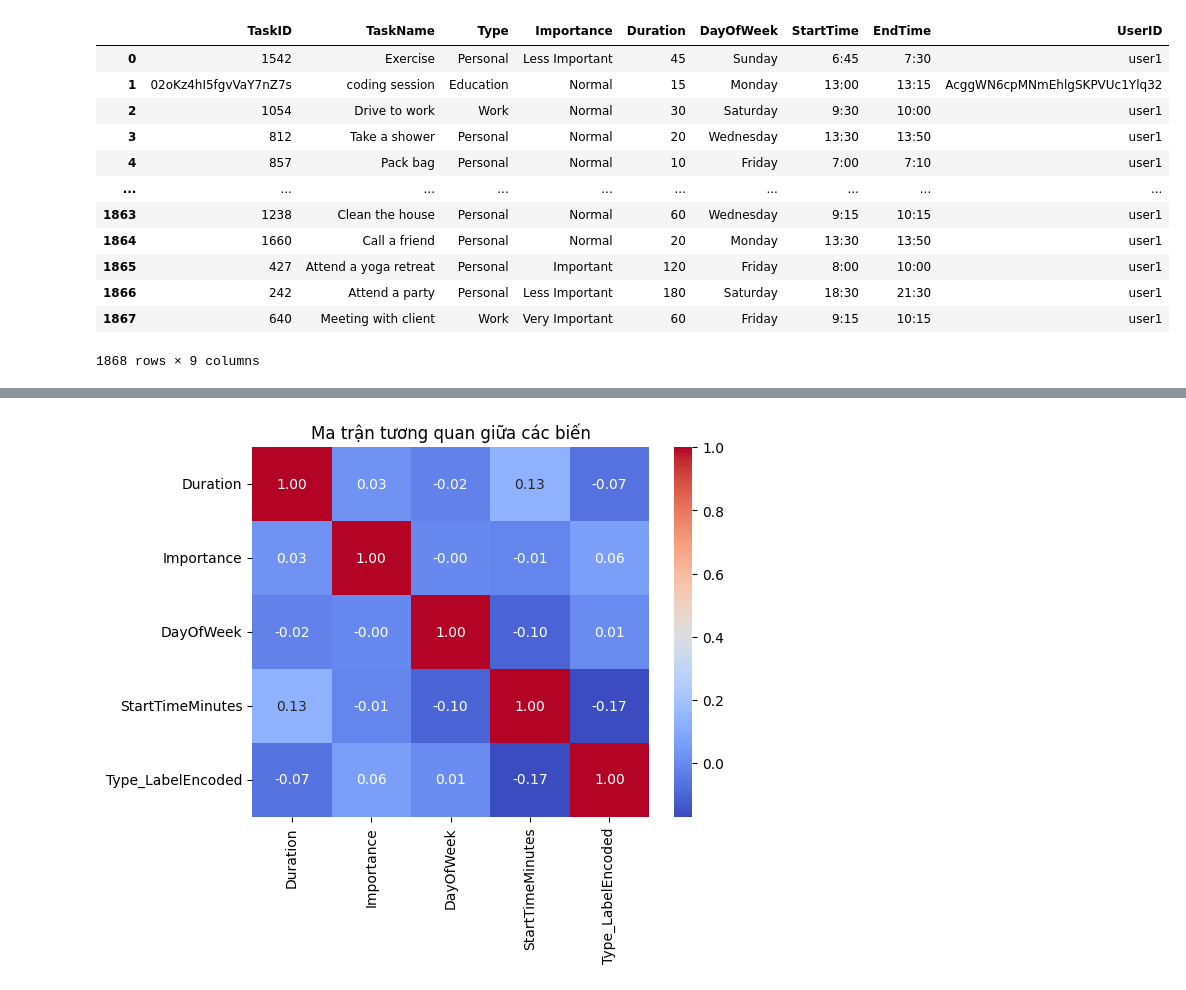
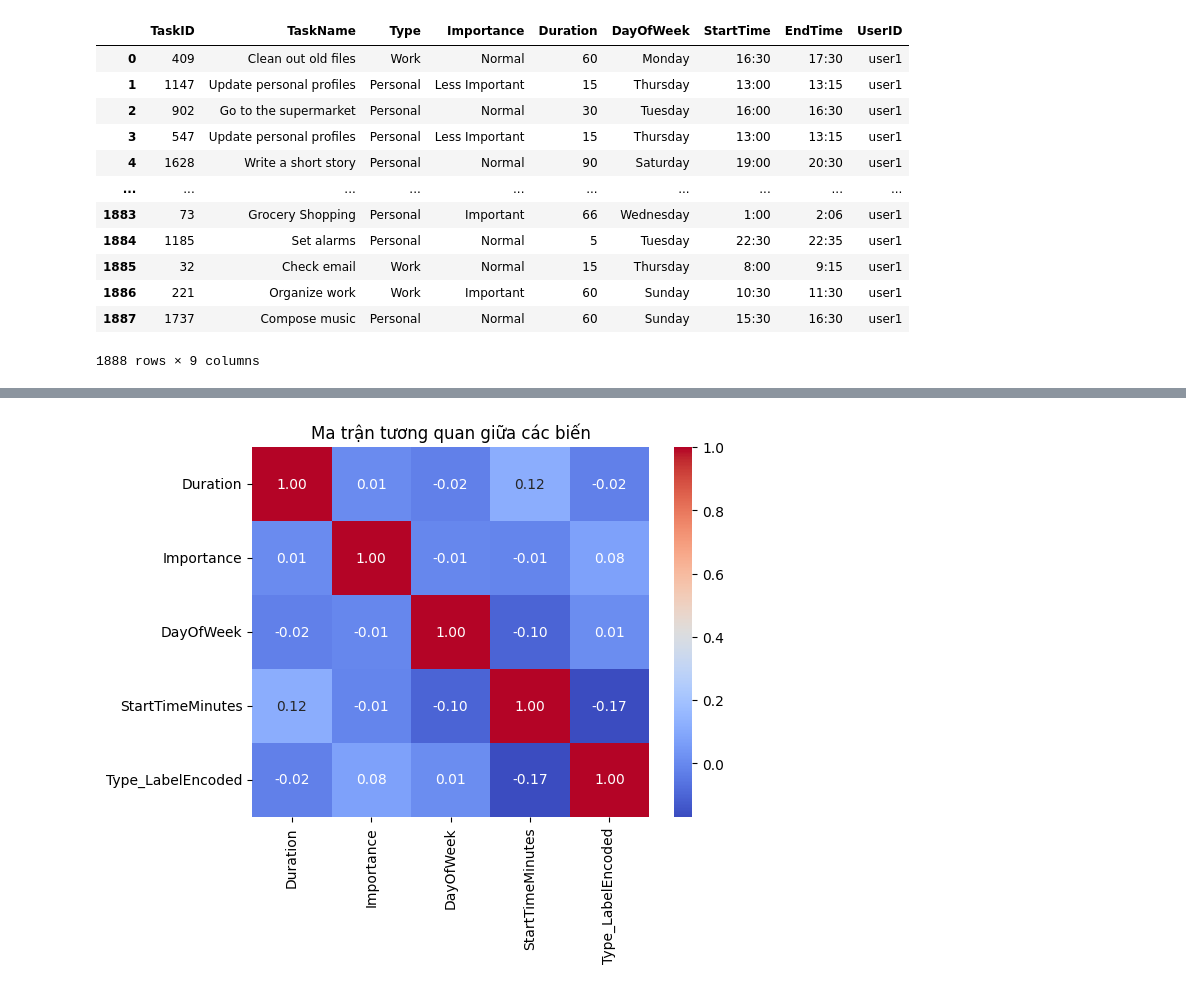
Before and after one commit to LeQNha/DACN1_ToTasks, a Jupyter notebook: ToTasksAII/TrainScript.ipynb, the cells around one changed output, grey strips where cells are left out. Saved outputs shown, nothing was run; the diff lists cells and outputs as text; code cells hidden in the pictures.

```diff
--- a/ToTasksAII/TrainScript.ipynb
+++ b/ToTasksAII/TrainScript.ipynb
@@ -17,29 +17,29 @@ from data_preprocessing import preprocess_data, augment_with_synonyms
 
 from prediction_models.train_models.TypeTrain import train_type_prediction_model
 # %%
-used_data = pd.read_csv('downloaded_dataset_og.csv')
-# used_data = pd.read_csv('extended_dataset_2.csv')
+# used_data = pd.read_csv('downloaded_dataset_og.csv')
+used_data = pd.read_csv('downloaded_dataset.csv')
 
 # all_copies = [used_data]
 # for _ in range(2):
 #     all_copies.append(used_data.copy())
 # used_data = pd.concat(all_copies, ignore_index=True)
 
 used_data
 # %% [output]
 |  | TaskID | TaskName | Type | Importance | Duration | DayOfWeek | StartTime | EndTime | UserID |
-| 0 | 1542 | Exercise | Personal | Less Important | 45 | Sunday | 6:45 | 7:30 | user1 |
-| 1 | 02oKz4hI5fgvVaY7nZ7s | coding session | Education | Normal | 15 | Monday | 13:00 | 13:15 | AcggWN6cpMNmEhlgSKPVUc1Ylq32 |
-| 2 | 1054 | Drive to work | Work | Normal | 30 | Saturday | 9:30 | 10:00 | user1 |
-| 3 | 812 | Take a shower | Personal | Normal | 20 | Wednesday | 13:30 | 13:50 | user1 |
-| 4 | 857 | Pack bag | Personal | Normal | 10 | Friday | 7:00 | 7:10 | user1 |
+| 0 | 409 | Clean out old files | Work | Normal | 60 | Monday | 16:30 | 17:30 | user1 |
+| 1 | 1147 | Update personal profiles | Personal | Less Important | 15 | Thursday | 13:00 | 13:15 | user1 |
+| 2 | 902 | Go to the supermarket | Personal | Normal | 30 | Tuesday | 16:00 | 16:30 | user1 |
+| 3 | 547 | Update personal profiles | Personal | Less Important | 15 | Thursday | 13:00 | 13:15 | user1 |
+| 4 | 1628 | Write a short story | Personal | Normal | 90 | Saturday | 19:00 | 20:30 | user1 |
 | ... | ... | ... | ... | ... | ... | ... | ... | ... | ... |
-| 1863 | 1238 | Clean the house | Personal | Normal | 60 | Wednesday | 9:15 | 10:15 | user1 |
-| 1864 | 1660 | Call a friend | Personal | Normal | 20 | Monday | 13:30 | 13:50 | user1 |
-| 1865 | 427 | Attend a yoga retreat | Personal | Important | 120 | Friday | 8:00 | 10:00 | user1 |
-| 1866 | 242 | Attend a party | Personal | Less Important | 180 | Saturday | 18:30 | 21:30 | user1 |
-| 1867 | 640 | Meeting with client | Work | Very Important | 60 | Friday | 9:15 | 10:15 | user1 |
+| 1883 | 73 | Grocery Shopping | Personal | Important | 66 | Wednesday | 1:00 | 2:06 | user1 |
+| 1884 | 1185 | Set alarms | Personal | Normal | 5 | Tuesday | 22:30 | 22:35 | user1 |
+| 1885 | 32 | Check email | Work | Normal | 15 | Thursday | 8:00 | 9:15 | user1 |
+| 1886 | 221 | Organize work | Work | Important | 60 | Sunday | 10:30 | 11:30 | user1 |
+| 1887 | 1737 | Compose music | Personal | Normal | 60 | Sunday | 15:30 | 16:30 | user1 |
-1868 rows × 9 columns
+1888 rows × 9 columns
 # %%
 # Tạo thêm dữ liệu với từ đồng nghĩa
 # augmented_data = used_data.copy()
```
Also changed, not shown: parts of 8 cells of this notebook, 56 other files.
